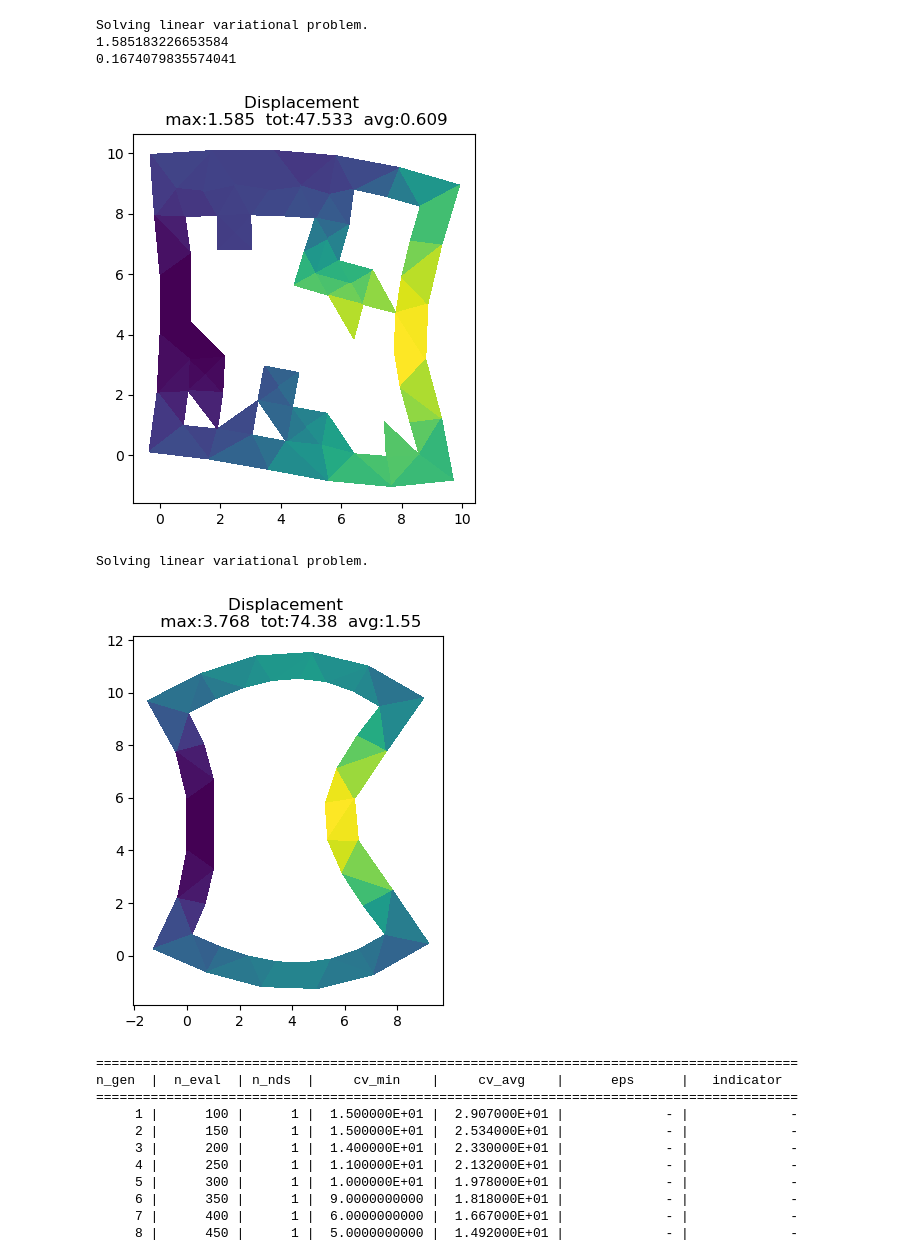
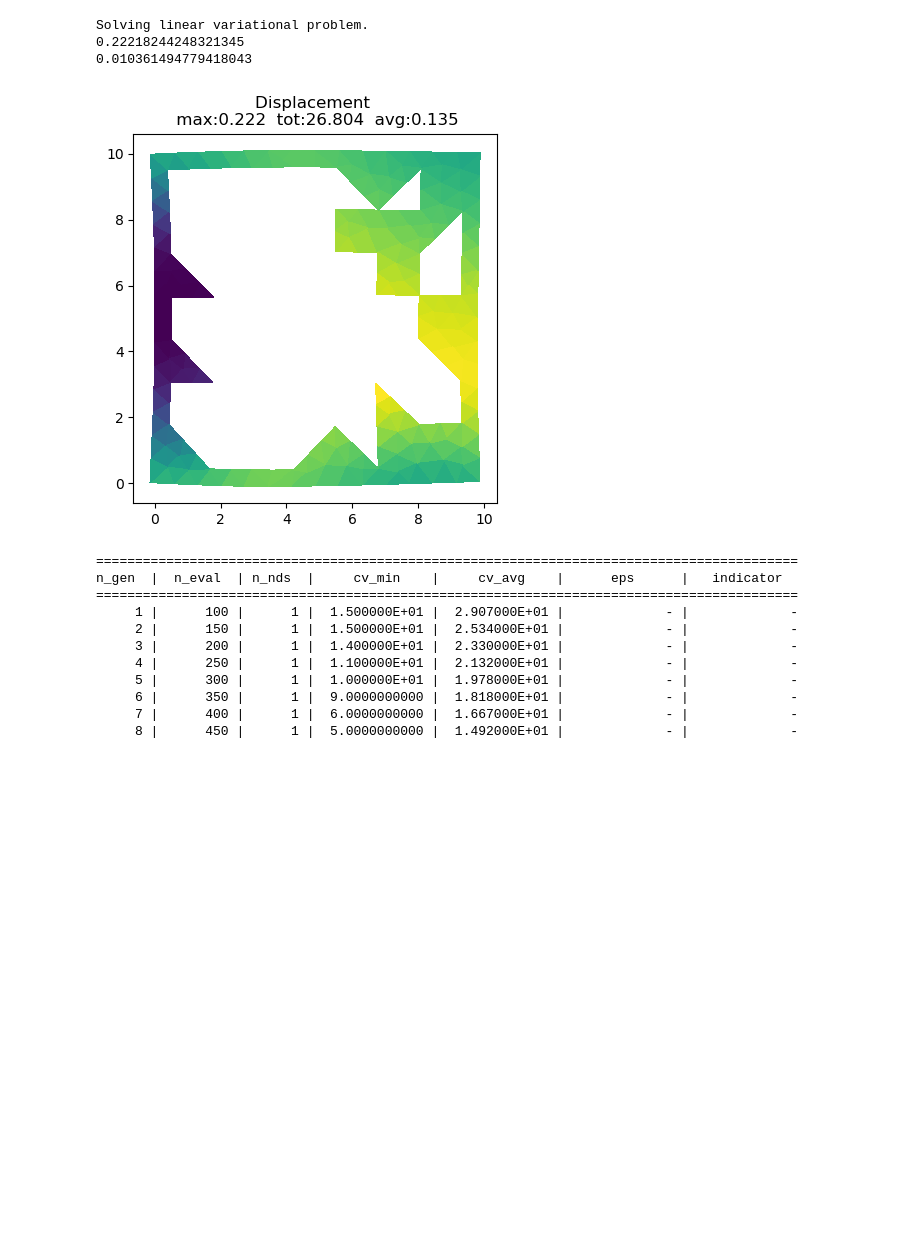
Before and after one commit to grohalex/Project2023, a Jupyter notebook: Pymoo_withFEA.ipynb, the cells around one changed output. Cells and saved outputs as stored; diff of their text form; code cells hidden in the pictures; blank space fills up the shorter version.

Commit message:
pymoo_withFEA - fixed the delta boundary conds

```diff
--- a/Pymoo_withFEA.ipynb
+++ b/Pymoo_withFEA.ipynb
@@ -93,8 +93,10 @@ def extract_mesh_data_fenics(mesh_to_load):
 def generate_infill_file(meshpath, infill_vec, infill_connect, infill_coords, verbosity=1, run_GUI=False):
     size = 10  # physical dimension of the side
     P = 1      # number of perimeters
+    ex = 0.5   # extrusion width (one perimeter width)
     width, height = size, size       # setting up the square
-    num_el_x, num_el_y = size, size  # adjust the num of elements
+    num_el_x, num_el_y = 2 * size, 2 * size  # adjust the num of elements
+    num_el_x_inf, num_el_y_inf = 7, 7  # adjust num of elems for infill
     dx, dy = width / num_el_x, height / num_el_y
 
     # initialize Gmsh
@@ -105,7 +107,7 @@ def generate_infill_file(meshpath, infill_vec, infill_connect, infill_coords, ve
     gmsh.model.add(meshpath.stem)  # "smallSquare8-vecEl-substractive"
 
     # preparing parameters
-    lc = 2 * dx     # mesh size
+    lc = 1.5 * ex     # mesh size
 
     # defining a namespace
     gmo = gmsh.model.occ  # gmo ~ gmsh.model.opencascade
@@ -203,10 +205,10 @@ def generate_infill_file(meshpath, infill_vec, infill_connect, infill_coords, ve
 # FEniCS functions setup
 
 # boundary connection setup
-tol = 2
+tol = 1
 def clamped_middle(x, on_boundary): # beam is only fixed in the middle
     #return on_boundary and near(x[0], 0, tol) and near(x[1], 20, tol)#x[0] < tol
-    return on_boundary and near(x[0], 0 + 0.5, tol) and near(x[1], 5, tol)#x[0] < tol
+    return on_boundary and near(x[0], 0 + 0.25, tol) and near(x[1], 5, tol)#x[0] < tol
 
 # Define strain
 def epsilon(u):
@@ -256,7 +258,7 @@ def square_FEA(mesh, verbose=False, plotting=False):
     # Define boundary conditions
     bc1 = DirichletBC(V, Constant((0, 0)), clamped_middle)
     bcs = [bc1]  # combined boundary conditions
-    delta = Delta(eps=1E-4, x0=np.array([9.5, 5]), degree=5)  # point load at x0
+    delta = Delta(eps=1E-4, x0=np.array([9.75, 5]), degree=5)  # point load at x0
 
     # Define variational problem
     u = TrialFunction(V)
@@ -265,7 +267,7 @@ def square_FEA(mesh, verbose=False, plotting=False):
     f = Constant((0, 0))
     T = Constant((0, 0))
     a = inner(sigma(u, lambda_, d, mu), epsilon(v)) * dx
-    L = inner(Constant(-150) * delta, v) * dx
+    L = inner(Constant(-1) * delta, v) * dx
 
     # Compute solution
     u = Function(V)
@@ -289,51 +291,37 @@ def square_FEA(mesh, verbose=False, plotting=False):
 # %%
 # Single iteration from Gmsh meshing to FEniCS in functions
 import meshio
 import gmsh
 from ufl import nabla_div
 
 cwd = Path.cwd()
-mesh_dir = cwd.joinpath("MOEA_meshes", "smallSquare7x7")  # adjust the dir here
+mesh_dir = cwd.joinpath("MOEA_meshes", "smallSquare7x7-finerMesh")  # adjust the dir here
 inf_file = str(mesh_dir.stem) + '-infill.msh'
+inf_file = 'smallSquare7x7-infill.msh'###
 mesh_inp = mesh_dir / inf_file
 
 # Extracting geometry from the infill mesh
 conn, coords, num_el = extract_mesh_data(mesh_inp)
 
 # Create the mesh infill based on the infill vector
 #vec = [0,0,1,1,0,0,0,0,1,1,0,0,0,0,1,1,0,0]
 vec = np.random.randint(2, size= 7 * 7 * 2)
 meshfile = mesh_dir / 'infill_gen.msh'
 generate_infill_file(meshfile, vec, conn, coords, run_GUI=False)
 
 # Loading the created infill mesh to FEniCS
 mesh, _, _, _ = extract_mesh_data_fenics(meshfile)
 
 # perform FEA and obtain displacements and von mises stress
 d_max, d_tot, d_avg, max_vm = square_FEA(mesh, verbose=True, plotting=True)
 
 print(d_max)
 print(max_vm)
-
-
-###########
-vec = np.zeros( 7 * 7 * 2)
-meshfile = mesh_dir / 'infill_gen.msh'
-generate_infill_file(meshfile, vec, conn, coords, run_GUI=False)
-
-# Loading the created infill mesh to FEniCS
-mesh, _, _, _ = extract_mesh_data_fenics(meshfile)
-
-# perform FEA and obtain displacements and von mises stress
-plt.show()
-d_max, d_tot, d_avg, max_vm = square_FEA(mesh, verbose=True, plotting=True)
 # %% [output]
 Solving linear variational problem.
-1.585183226653584
-0.1674079835574041
+0.22218244248321345
+0.010361494779418043
-[figure, old version]
+[figure, new version]
-Solving linear variational problem.
-[figure, removed]
 # %%
 # implementing pymoo multi-objective optimization with FEniCS FEA objectives
 
```
Also changed, not shown: parts of 1 cell of this notebook.
